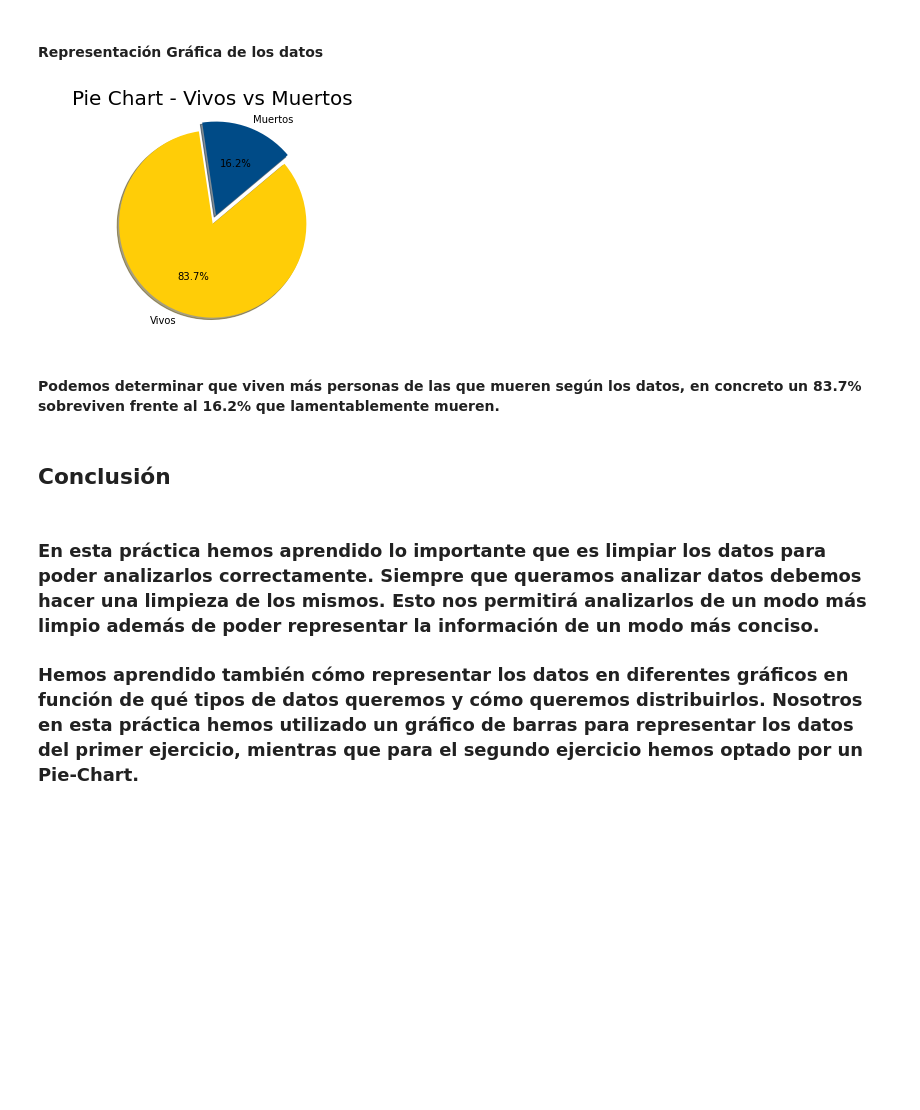
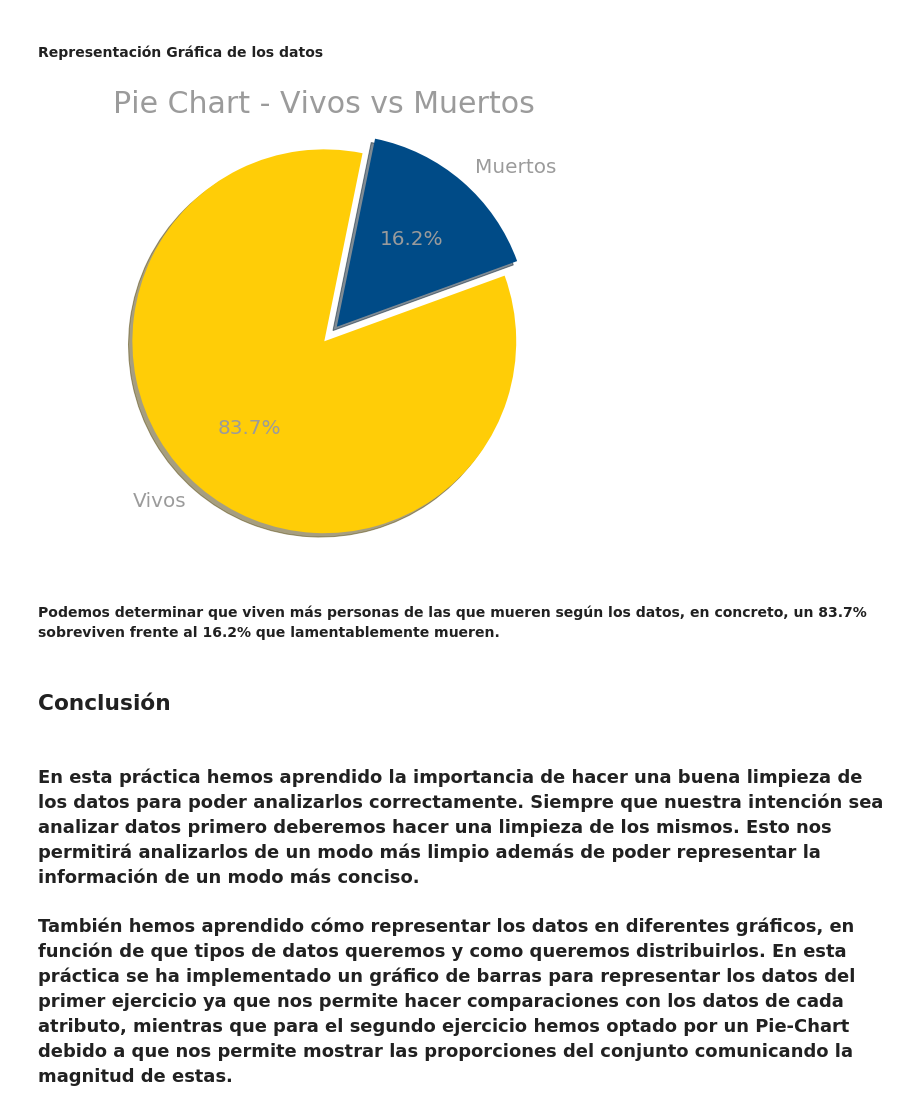
Before and after one commit to Jotivirix/Datamining_UFV, a Jupyter notebook: Lab1/entregable1/Lab1-Entregable1.ipynb, the cells around one changed output. Saved outputs shown, nothing was run; the diff lists cells and outputs as text; code cells hidden in the pictures; blank space fills up the shorter version.

Commit message:
Arreglado gráfico y corrección ortográfica

```diff
--- a/Lab1/entregable1/Lab1-Entregable1.ipynb
+++ b/Lab1/entregable1/Lab1-Entregable1.ipynb
@@ -172,23 +172,24 @@ Hay 67 atributos con la clase 2 - Viven
 # %%
 # Pie chart
 labels = 'Muertos','Vivos'
 sizes = [muertos,vivos]
 colors = ['#004B87', '#FFCD07']
 
-fig1, ax1 = plt.subplots()
+plt.rcParams['font.size'] = 20
+fig1, ax1 = plt.subplots(figsize=(10,8))
 ax1.pie(sizes, explode=(0,0.1), labels=labels, autopct='%1.1f%%',
-        shadow=True, startangle=40, colors=colors)
-ax1.axis('equal')  # Equal aspect ratio ensures that pie is drawn as a circle.
-plt.title('Pie Chart - Vivos vs Muertos',fontsize=20)
+        shadow=True, startangle=20, textprops={'color':"#9B9B9B"}, colors=colors)
+ax1.axis('equal')
+plt.title('Pie Chart - Vivos vs Muertos',fontsize=30, color='#9B9B9B' )
 plt.savefig('PieChart_Hepatitis.png')
 plt.show()
 # %% [output]
-[figure, old version]
+[figure, new version]
 # %% [markdown]
-#### Podemos determinar que viven más personas de las que mueren según los datos, en concreto un 83.7% sobreviven frente al 16.2% que lamentablemente mueren.
+#### Podemos determinar que viven más personas de las que mueren según los datos, en concreto, un 83.7% sobreviven frente al 16.2% que lamentablemente mueren.
 # %% [markdown]
 ## Conclusión
 # %% [markdown]
-### En esta práctica hemos aprendido lo importante que es limpiar los datos para poder analizarlos correctamente. Siempre que queramos analizar datos debemos hacer una limpieza de los mismos. Esto nos permitirá analizarlos de un modo más limpio además de poder representar la información de un modo más conciso.
+### En esta práctica hemos aprendido la importancia de hacer una buena limpieza de los datos para poder analizarlos correctamente. Siempre que nuestra intención sea analizar datos primero deberemos hacer una limpieza de los mismos. Esto nos permitirá analizarlos de un modo más limpio además de poder representar la información de un modo más conciso.
 
-### Hemos aprendido también cómo representar los datos en diferentes gráficos en función de qué tipos de datos queremos y cómo queremos distribuirlos. Nosotros en esta práctica hemos utilizado un gráfico de barras para representar los datos del primer ejercicio, mientras que para el segundo ejercicio hemos optado por un Pie-Chart.
+### También hemos aprendido cómo representar los datos en diferentes gráficos, en función de que tipos de datos queremos y como queremos distribuirlos. En esta práctica se ha implementado un gráfico de barras para representar los datos del primer ejercicio ya que nos permite hacer comparaciones con los datos de cada atributo, mientras que para el segundo ejercicio hemos optado por un Pie-Chart debido a que nos permite mostrar las proporciones del conjunto comunicando la magnitud de estas.
```
Also changed, not shown: parts of 9 cells of this notebook.
